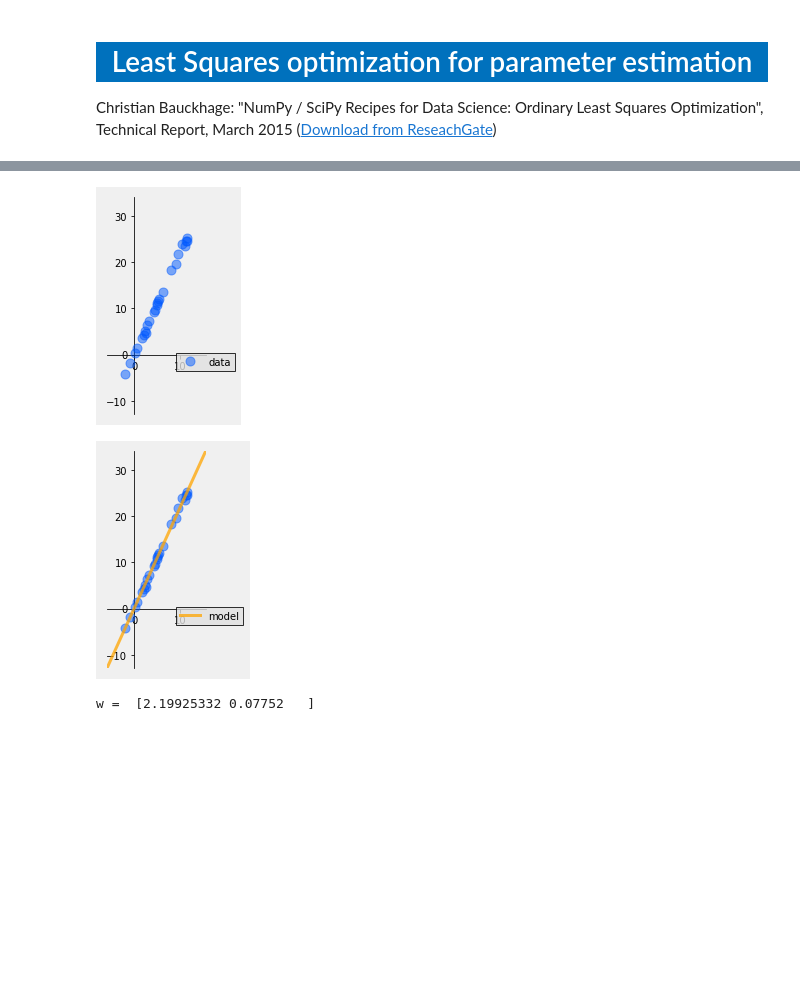
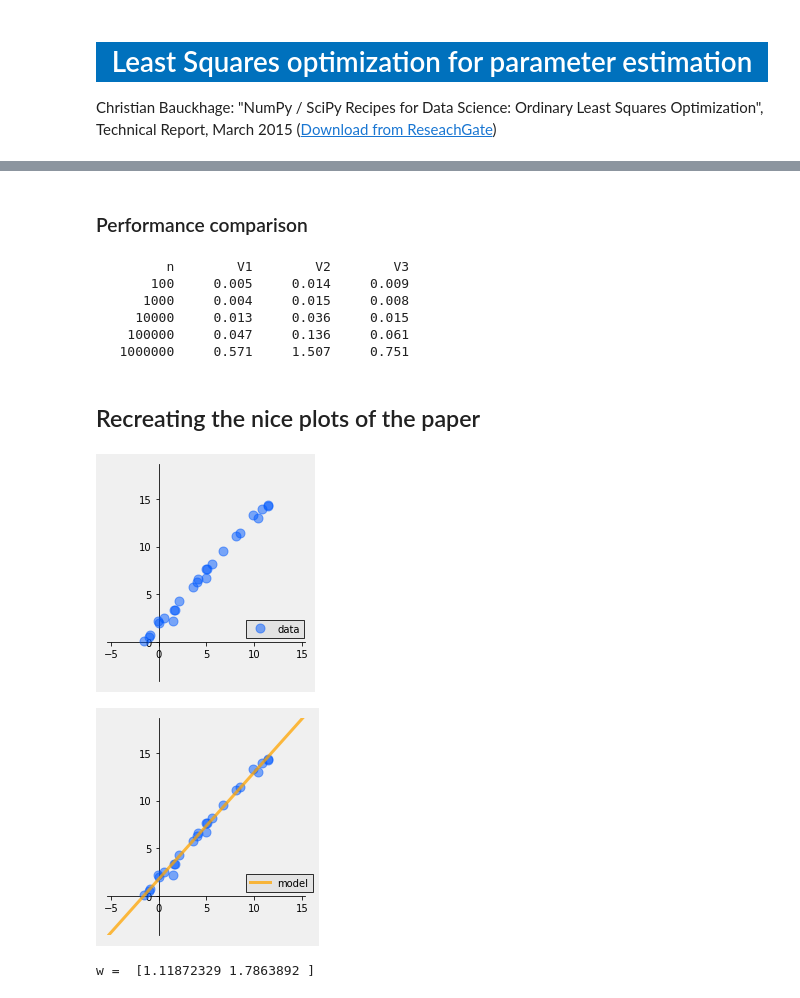
Before and after one commit to p3ml/recipes, a Jupyter notebook: Least Squares Optimization for Parameter Estimation.ipynb, the cells around one changed output, grey strips where cells are left out. Cells and saved outputs as stored; diff of their text form; code cells hidden in the pictures; blank space fills up the shorter version.

Commit message:
Add simplified plot creation, add comparisons

```diff
--- a/Least Squares Optimization for Parameter Estimation.ipynb
+++ b/Least Squares Optimization for Parameter Estimation.ipynb
@@ -19 +20,6 @@ import numpy.random as rnd
+# %%
+def create_data(n, xmin=-2, xmax=12, a=1.1, b=2.0):
+    x = rnd.random(n) * (xmax - xmin) + xmin
+    y = a * x + b + rnd.randn(n) * 0.5
+    return x, y
 # %%
@@ -21,29 +137,63 @@ x, y = createXYLinearData(25)
+# %% [markdown]
+### Performance comparison
+# %%
+import timeit
+
+print(9*' '+'n', end='')
+for v in [1, 2, 3]:
+    print(8*' ' + 'V{}'.format(v), end='')
+print()
+
+for n in [100, 1_000, 10_000, 100_000, 1_000_000]:
+    print('{:10}'.format(n), end='')
+    for v in [1, 2, 3]:
+        t = timeit.timeit(
+            stmt    = 'lsq_solution_V{}(X, y)'.format(v),
+            setup   = 'x, y = create_data(n); X = np.vander(x, 2)',
+            number  = 100,
+            globals = globals()
+        )
+        print('{:10.3f}'.format(t), end='')
+    print()
+# %% [output]
+         n        V1        V2        V3
+       100     0.005     0.014     0.009
+      1000     0.004     0.015     0.008
+     10000     0.013     0.036     0.015
+    100000     0.047     0.136     0.061
+   1000000     0.571     1.507     0.751
+# %% [markdown]
+## Recreating the nice plots of the paper
+# %%
+def dataXYBoundingBox(X, extension=0.1):
+    xmin = X[0, :].min(); xmax = X[0,:].max(); dx = xmax - xmin
+    ymin = X[1, :].min(); ymax = X[1,:].max(); dy = ymax - ymin
+
+    return [xmin - extension * dx, xmax + extension * dx,
+            ymin - extension * dy, ymax + extension * dy]
 # %%
+x, y = create_data(25)
 X = np.vstack((x,y))
 # %%
 limits = dataXYBoundingBox(X, extension=0.3)
 
 C = np.vander(x, 2)
 w = la.lstsq(C, y)[0]
 
 umin = np.floor(limits[0])
 umax = np.ceil (limits[1])
 u = np.array([umin,umax])
 v = np.dot(np.vander(u, 2), w)
 M = np.vstack((u,v))
 
 
-plotXYData(X, xlab=r'data', cart=True, lims=limits,
-               legloc=[0.7,0.2])
-
-plotXYData(X, MS=[M], mlabs=[r'model'], cart=True, lims=limits,
-               legloc=[0.7,0.2])
-
+plotXYData(X, xlab='data', cart=True, lims=limits, legloc=[0.7,0.2])
+plotXYData(X, MS=[M], mlabs=['model'], cart=True, lims=limits, legloc=[0.7,0.2])
 print ('w = ', w)
 # %% [output]
-[figure, old version]
+[figure, new version]
-[figure, old version]
+[figure, new version]
-w =  [2.19925332 0.07752   ]
+w =  [1.11872329 1.7863892 ]
 # %% [markdown]
 <table style="width:100%">
   <tr>
```
Also changed, not shown: parts of 19 cells of this notebook.
